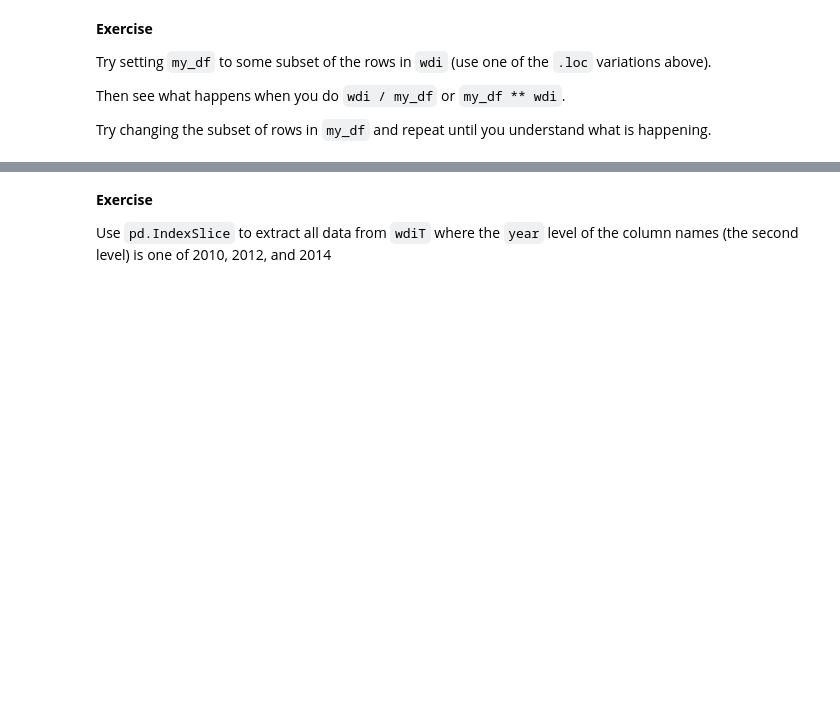
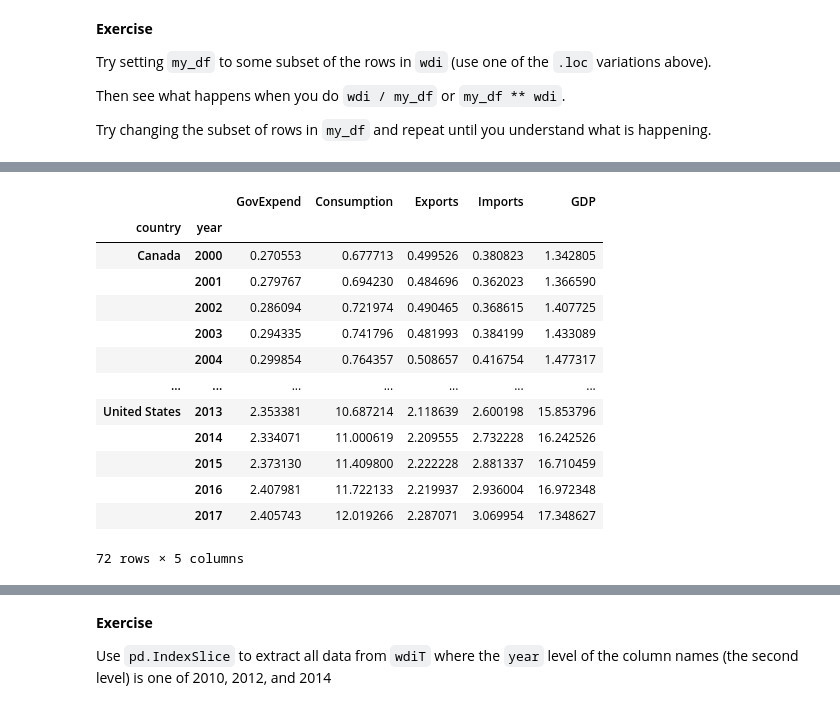
Before and after one commit to QuantEcon/2021-workshop-rsit, a Jupyter notebook: notebooks/session4/pandas-exercises.ipynb, the cells around one changed output, grey strips where cells are left out. Drawn from its saved outputs; the diff is of its cells as text; code cells hidden in the pictures; blank space fills up the shorter version.

```diff
--- a/notebooks/session4/pandas-exercises.ipynb
+++ b/notebooks/session4/pandas-exercises.ipynb
@@ -90,3 +197,9 @@ Then see what happens when you do `wdi / my_df` or `my_df ** wdi`.
 
 Try changing the subset of rows in `my_df` and repeat until you
 understand what is happening.
+# %%
+# my_df = wdi.loc[pd.IndexSlice[["Canada", "Germany"], [2010, 2015, 2017]], :]
+# Produce the same output
+my_df = wdi.loc[(["Canada", "Germany"], [2010, 2015, 2017]), :]
+
+my_df.head()
@@ -92,0 +238,17 @@ understand what is happening.
+# %%
+wdi.divide(my_df, fill_value=1)
+# %% [output]
+|  |  | GovExpend | Consumption | Exports | Imports | GDP |
+| country | year |  |  |  |  |  |
+| Canada | 2000 | 0.270553 | 0.677713 | 0.499526 | 0.380823 | 1.342805 |
+|  | 2001 | 0.279767 | 0.694230 | 0.484696 | 0.362023 | 1.366590 |
+|  | 2002 | 0.286094 | 0.721974 | 0.490465 | 0.368615 | 1.407725 |
+|  | 2003 | 0.294335 | 0.741796 | 0.481993 | 0.384199 | 1.433089 |
+|  | 2004 | 0.299854 | 0.764357 | 0.508657 | 0.416754 | 1.477317 |
+| ... | ... | ... | ... | ... | ... | ... |
+| United States | 2013 | 2.353381 | 10.687214 | 2.118639 | 2.600198 | 15.853796 |
+|  | 2014 | 2.334071 | 11.000619 | 2.209555 | 2.732228 | 16.242526 |
+|  | 2015 | 2.373130 | 11.409800 | 2.222228 | 2.881337 | 16.710459 |
+|  | 2016 | 2.407981 | 11.722133 | 2.219937 | 2.936004 | 16.972348 |
+|  | 2017 | 2.405743 | 12.019266 | 2.287071 | 3.069954 | 17.348627 |
+72 rows × 5 columns
```
Also changed, not shown: parts of 31 cells of this notebook, 1 other file.
